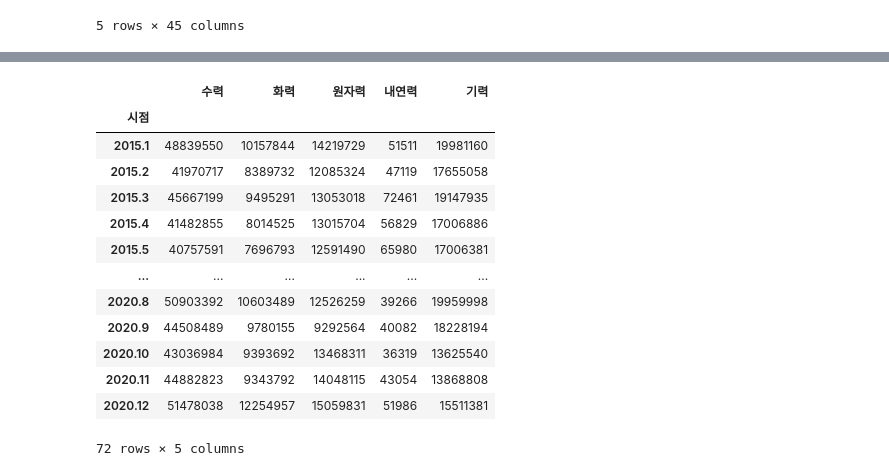
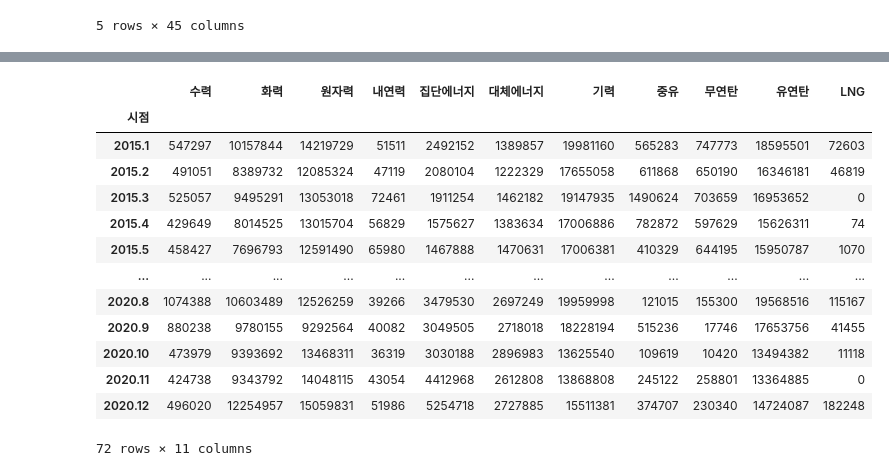
Before and after one commit to minsoo-s/03_Self_Study, a Jupyter notebook: PRE.ipynb, the cells around one changed output, grey strips where cells are left out. Saved outputs shown, nothing was run; the diff lists cells and outputs as text; code cells hidden in the pictures.

```diff
--- a/PRE.ipynb
+++ b/PRE.ipynb
@@ -391,3 +400,6 @@ memory usage: 26.1+ KB
+# %%
+# 결측치 처리
+data2015_2020 = data2015_2020.replace('-',0)
 # %%
 data2015_2020.head()
 # %% [output]
@@ -439,3 +455,0 @@ data2015_2020
-# %%
-data2015_2020.iloc[:,0]='0' + data2015_2020.iloc[:,0]
-data2015_2020['시점'] = data2015_2020.iloc[:,0] +'.'+ data2015_2020.iloc[:,1]
@@ -480,19 +456,19 @@ memory usage: 25.3+ KB
 # %%
-total_2015_2020 = data2015_2020.iloc[:,[25,35,36,39,30]]
-total_2015_2020.columns=['수력','화력','원자력','내연력','기력']
-total_2015_2020
+df_2015_2020 = data2015_2020.iloc[:,[26,35,36,39,38,37,30,33,31,32,34]]
+df_2015_2020.columns=['수력','화력','원자력','내연력','집단에너지','대체에너지','기력','중유','무연탄','유연탄','LNG']
+df_2015_2020
 # %% [output]
-|  | 수력 | 화력 | 원자력 | 내연력 | 기력 |
-| 시점 |  |  |  |  |  |
-| 2015.1 | 48839550 | 10157844 | 14219729 | 51511 | 19981160 |
-| 2015.2 | 41970717 | 8389732 | 12085324 | 47119 | 17655058 |
-| 2015.3 | 45667199 | 9495291 | 13053018 | 72461 | 19147935 |
-| 2015.4 | 41482855 | 8014525 | 13015704 | 56829 | 17006886 |
-| 2015.5 | 40757591 | 7696793 | 12591490 | 65980 | 17006381 |
-| ... | ... | ... | ... | ... | ... |
-| 2020.8 | 50903392 | 10603489 | 12526259 | 39266 | 19959998 |
-| 2020.9 | 44508489 | 9780155 | 9292564 | 40082 | 18228194 |
-| 2020.10 | 43036984 | 9393692 | 13468311 | 36319 | 13625540 |
-| 2020.11 | 44882823 | 9343792 | 14048115 | 43054 | 13868808 |
-| 2020.12 | 51478038 | 12254957 | 15059831 | 51986 | 15511381 |
+|  | 수력 | 화력 | 원자력 | 내연력 | 집단에너지 | 대체에너지 | 기력 | 중유 | 무연탄 | 유연탄 | LNG |
+| 시점 |  |  |  |  |  |  |  |  |  |  |  |
+| 2015.1 | 547297 | 10157844 | 14219729 | 51511 | 2492152 | 1389857 | 19981160 | 565283 | 747773 | 18595501 | 72603 |
+| 2015.2 | 491051 | 8389732 | 12085324 | 47119 | 2080104 | 1222329 | 17655058 | 611868 | 650190 | 16346181 | 46819 |
+| 2015.3 | 525057 | 9495291 | 13053018 | 72461 | 1911254 | 1462182 | 19147935 | 1490624 | 703659 | 16953652 | 0 |
+| 2015.4 | 429649 | 8014525 | 13015704 | 56829 | 1575627 | 1383634 | 17006886 | 782872 | 597629 | 15626311 | 74 |
+| 2015.5 | 458427 | 7696793 | 12591490 | 65980 | 1467888 | 1470631 | 17006381 | 410329 | 644195 | 15950787 | 1070 |
+| ... | ... | ... | ... | ... | ... | ... | ... | ... | ... | ... | ... |
+| 2020.8 | 1074388 | 10603489 | 12526259 | 39266 | 3479530 | 2697249 | 19959998 | 121015 | 155300 | 19568516 | 115167 |
+| 2020.9 | 880238 | 9780155 | 9292564 | 40082 | 3049505 | 2718018 | 18228194 | 515236 | 17746 | 17653756 | 41455 |
+| 2020.10 | 473979 | 9393692 | 13468311 | 36319 | 3030188 | 2896983 | 13625540 | 109619 | 10420 | 13494382 | 11118 |
+| 2020.11 | 424738 | 9343792 | 14048115 | 43054 | 4412968 | 2612808 | 13868808 | 245122 | 258801 | 13364885 | 0 |
+| 2020.12 | 496020 | 12254957 | 15059831 | 51986 | 5254718 | 2727885 | 15511381 | 374707 | 230340 | 14724087 | 182248 |
-72 rows × 5 columns
+72 rows × 11 columns
```
Also changed, not shown: parts of 81 cells of this notebook, 3 other files.
